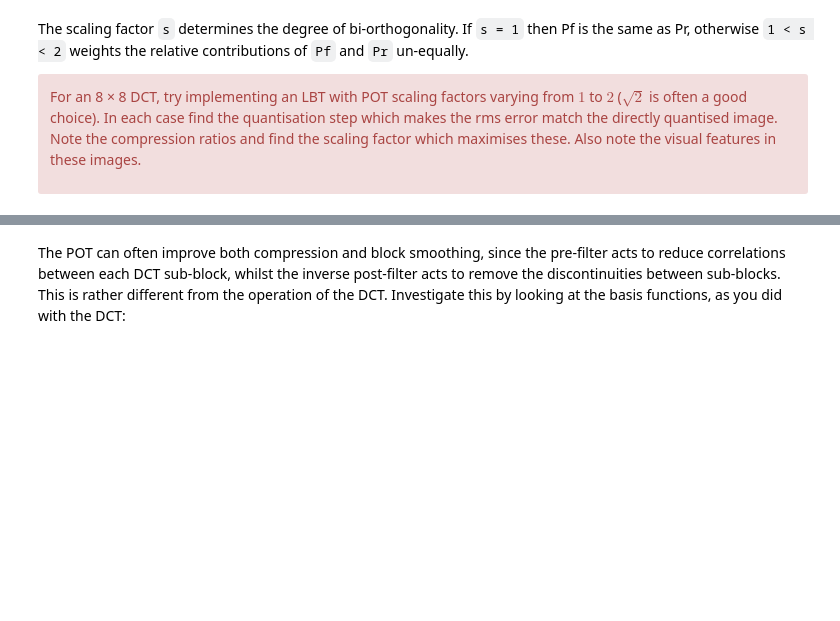
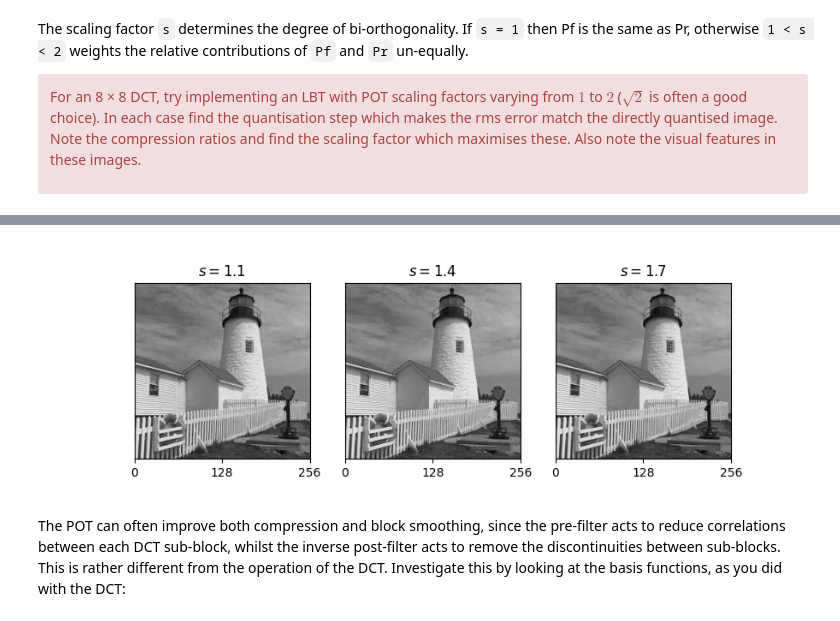
Before and after one commit to muhanl/cued_sf2_lab, a Jupyter notebook: 8-lbt.ipynb, the cells around one changed output, grey strips where cells are left out. Drawn from its saved outputs; the diff is of its cells as text; code cells hidden in the pictures; blank space fills up the shorter version.

```diff
--- a/8-lbt.ipynb
+++ b/8-lbt.ipynb
@@ -226,3 +269,65 @@ Compression ratio:  0.5291807574240063
+# %%
+s = 1.1
+N = 8
+Pf, Pr = pot_ii(N, s)
+opt_step = find_optimal_step_size(X, s, 17)[0]
+t = np.s_[N//2:-N//2]
+Xp = X.copy()
+Xp[t,:] = colxfm(Xp[t,:], Pf)
+Xp[:,t] = colxfm(Xp[:,t].T, Pf).T
+Y = colxfm(colxfm(Xp, C8).T, C8).T       # dct
+Yq = quantise(Y, opt_step)           # quantisation
+Yr = regroup(Yq, N)/N                  # regroup
+Z = colxfm(colxfm(Yq.T, C8.T).T, C8.T)  # reconstruction
+Zp = Z.copy()
+Zp[:,t] = colxfm(Zp[:,t].T, Pr.T).T
+Zp[t,:] = colxfm(Zp[t,:], Pr.T)
+Zp11 = Zp.copy()
+
+s = 1.4
+N = 8
+Pf, Pr = pot_ii(N, s)
+opt_step = find_optimal_step_size(X, s, 17)[0]
+t = np.s_[N//2:-N//2]
+Xp = X.copy()
+Xp[t,:] = colxfm(Xp[t,:], Pf)
+Xp[:,t] = colxfm(Xp[:,t].T, Pf).T
+Y = colxfm(colxfm(Xp, C8).T, C8).T       # dct
+Yq = quantise(Y, opt_step)           # quantisation
+Yr = regroup(Yq, N)/N                  # regroup
+Z = colxfm(colxfm(Yq.T, C8.T).T, C8.T)  # reconstruction
+Zp = Z.copy()
+Zp[:,t] = colxfm(Zp[:,t].T, Pr.T).T
+Zp[t,:] = colxfm(Zp[t,:], Pr.T)
+Zp14 = Zp.copy()
+
+s = 1.7
+N = 8
+Pf, Pr = pot_ii(N, s)
+opt_step = find_optimal_step_size(X, s, 17)[0]
+t = np.s_[N//2:-N//2]
+Xp = X.copy()
+Xp[t,:] = colxfm(Xp[t,:], Pf)
+Xp[:,t] = colxfm(Xp[:,t].T, Pf).T
+Y = colxfm(colxfm(Xp, C8).T, C8).T       # dct
+Yq = quantise(Y, opt_step)           # quantisation
+Yr = regroup(Yq, N)/N                  # regroup
+Z = colxfm(colxfm(Yq.T, C8.T).T, C8.T)  # reconstruction
+Zp = Z.copy()
+Zp[:,t] = colxfm(Zp[:,t].T, Pr.T).T
+Zp[t,:] = colxfm(Zp[t,:], Pr.T)
+Zp17 = Zp.copy()
+
+titles = ["Zp\ (s=1.1)", "Zp\ (s=1.4)", "Zp\ (s=1.7)"]
+imgs = [Zp11, Zp14, Zp17]
+fig, axs = plt.subplots(1, 3, figsize=(9, 3),
+                        gridspec_kw=dict(width_ratios=[img.shape[0] for img in imgs]))
+
+for ax, img, title in zip(axs, imgs, titles):
+    plot_image(img, ax=ax)
+    ax.set(yticks=[], title=f'${title}$')
+# %% [output]
+[figure, added]
 # %% [markdown]
 The POT can often improve both compression and block smoothing, since the pre-filter
 acts to reduce correlations between each DCT sub-block, whilst the inverse post-filter
```
Also changed, not shown: parts of 6 cells of this notebook.
